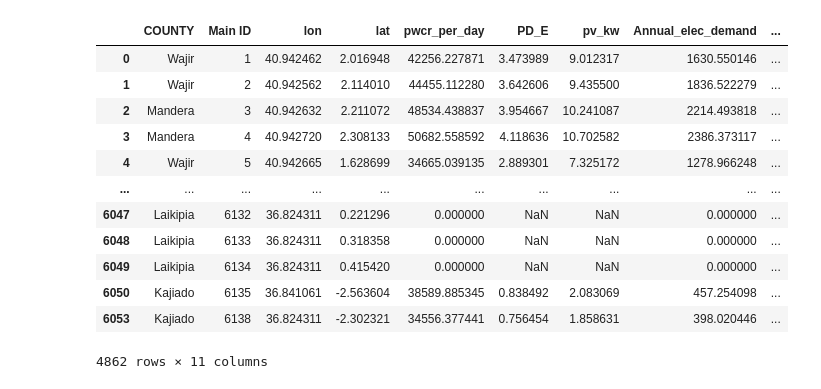
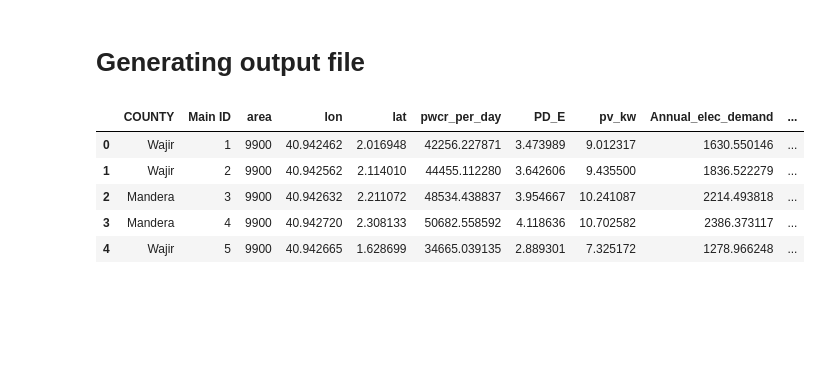
Before and after one commit to danielmutia/SPIS-Code, a Jupyter notebook: SPIS_Code.ipynb, the cells around one changed output. Drawn from its saved outputs; the diff is of its cells as text; code cells hidden in the pictures; blank space fills up the shorter version.

```diff
--- a/SPIS_Code.ipynb
+++ b/SPIS_Code.ipynb
@@ -253,9 +322,11 @@ df.head(5)
 # %%
 #pump diameter depending on peak water demand
 #diameter in metres
+
+max_vel = 1.5 #maximum allowable water velocity
 df['PWD_max']=df.filter(like='PWD_').max(axis=1)
 
-df['diam'] = np.sqrt((4*df['PWD_max']/1000)/(3.142*1.5))
+df['diam'] = np.sqrt((4*df['PWD_max']/1000)/(3.142*max_vel))
 
 
 
@@ -497,0 +571,19 @@ df.head(5)
+# %%
+#electrification demand
+
+#https://openknowledge.worldbank.org/entities/publication/a896ab51-e042-5b7d-8ffd-59d36461059e
+#https://openknowledge.worldbank.org/server/api/core/bitstreams/248a7205-e926-5946-9025-605b8035ad95/content
+tier1 = 4.5 #annual household consumption for tier 1 in kWh
+tier2 = 73
+tier3 = 365
+tier4 = 1250
+tier5 = 3000
+#tier 3 demand per month = 365kWh/12
+#assuming 4 people per household
+#demand = area being connected * density of people without electricity * demand per/household/month
+
+#connecting 1km^2 around the SPIS
+df['tier3'] = df['no_access']*1*tier3/(4*12)
+
+
+df.head(5)
@@ -519,7 +620,7 @@ df.head(5)
 df['total_supplied']=df.filter(like='amount_supplied_').sum(axis=1)
 
 #number of households getting tier 3
-df['tier3_hh'] = df['total_supplied']/1000
+df['tier3_hh'] = round(df['total_supplied']/tier3)
 
 #new utilisation factor
 #adding up energy supplied for electrification and energy used for irrigation
@@ -557,29 +660,20 @@ df.head(5)
+# %% [markdown]
+# Generating output file
 # %%
 #removing protected areas
-x = df.loc[df['protected'] == 1]
-# x
-#removing areas where minimum aquifer productivity is less than peak water daily demand
-# y = x.loc[x['aquifer_min'] < x['pcwr_max']]
-# y
+x = df.loc[(df['protected'] == 1)]
 # %%
-#filtering useful columns
-#county, main id, longitude, latitude
-#pcwr, peak demand, pv, energy demand, utilisation 1, electricity supplied, utilisation 2,  cost
-# df['pcwr_max']
-out = x.filter(items=['COUNTY','Main ID', 'lon','lat','pwcr_per_day', 'PD_E','pv_kw', 'Annual_elec_demand',
-                'total_supplied','utilisation_1','cost'])
+#filtering columns of interest
+#county, main id, area,longitude, latitude
+#pcwr, peak power demand, pv size, energy demand, utilisation 1, electricity supplied,
+#utilisation 2 (after electrification), cost, tier3_hh (number of households that can be electrified to tier 3)
+out = x.filter(items=['COUNTY','Main ID','area', 'lon','lat','pwcr_per_day', 'PD_E','pv_kw', 'Annual_elec_demand',
+                'total_supplied','utilisation_1','utilisation_2','cost','tier3_hh'])
 out.head(5)
 # %% [output]
-|  | COUNTY | Main ID | lon | lat | pwcr_per_day | PD_E | pv_kw | Annual_elec_demand | ... |
-| 0 | Wajir | 1 | 40.942462 | 2.016948 | 42256.227871 | 3.473989 | 9.012317 | 1630.550146 | ... |
-| 1 | Wajir | 2 | 40.942562 | 2.114010 | 44455.112280 | 3.642606 | 9.435500 | 1836.522279 | ... |
-| 2 | Mandera | 3 | 40.942632 | 2.211072 | 48534.438837 | 3.954667 | 10.241087 | 2214.493818 | ... |
-| 3 | Mandera | 4 | 40.942720 | 2.308133 | 50682.558592 | 4.118636 | 10.702582 | 2386.373117 | ... |
-| 4 | Wajir | 5 | 40.942665 | 1.628699 | 34665.039135 | 2.889301 | 7.325172 | 1278.966248 | ... |
-| ... | ... | ... | ... | ... | ... | ... | ... | ... | ... |
-| 6047 | Laikipia | 6132 | 36.824311 | 0.221296 | 0.000000 | NaN | NaN | 0.000000 | ... |
-| 6048 | Laikipia | 6133 | 36.824311 | 0.318358 | 0.000000 | NaN | NaN | 0.000000 | ... |
-| 6049 | Laikipia | 6134 | 36.824311 | 0.415420 | 0.000000 | NaN | NaN | 0.000000 | ... |
-| 6050 | Kajiado | 6135 | 36.841061 | -2.563604 | 38589.885345 | 0.838492 | 2.083069 | 457.254098 | ... |
-| 6053 | Kajiado | 6138 | 36.824311 | -2.302321 | 34556.377441 | 0.756454 | 1.858631 | 398.020446 | ... |
+|  | COUNTY | Main ID | area | lon | lat | pwcr_per_day | PD_E | pv_kw | Annual_elec_demand | ... |
+| 0 | Wajir | 1 | 9900 | 40.942462 | 2.016948 | 42256.227871 | 3.473989 | 9.012317 | 1630.550146 | ... |
+| 1 | Wajir | 2 | 9900 | 40.942562 | 2.114010 | 44455.112280 | 3.642606 | 9.435500 | 1836.522279 | ... |
+| 2 | Mandera | 3 | 9900 | 40.942632 | 2.211072 | 48534.438837 | 3.954667 | 10.241087 | 2214.493818 | ... |
+| 3 | Mandera | 4 | 9900 | 40.942720 | 2.308133 | 50682.558592 | 4.118636 | 10.702582 | 2386.373117 | ... |
+| 4 | Wajir | 5 | 9900 | 40.942665 | 1.628699 | 34665.039135 | 2.889301 | 7.325172 | 1278.966248 | ... |
-4862 rows × 11 columns
```
Also changed, not shown: parts of 64 cells of this notebook, 3 other files.
